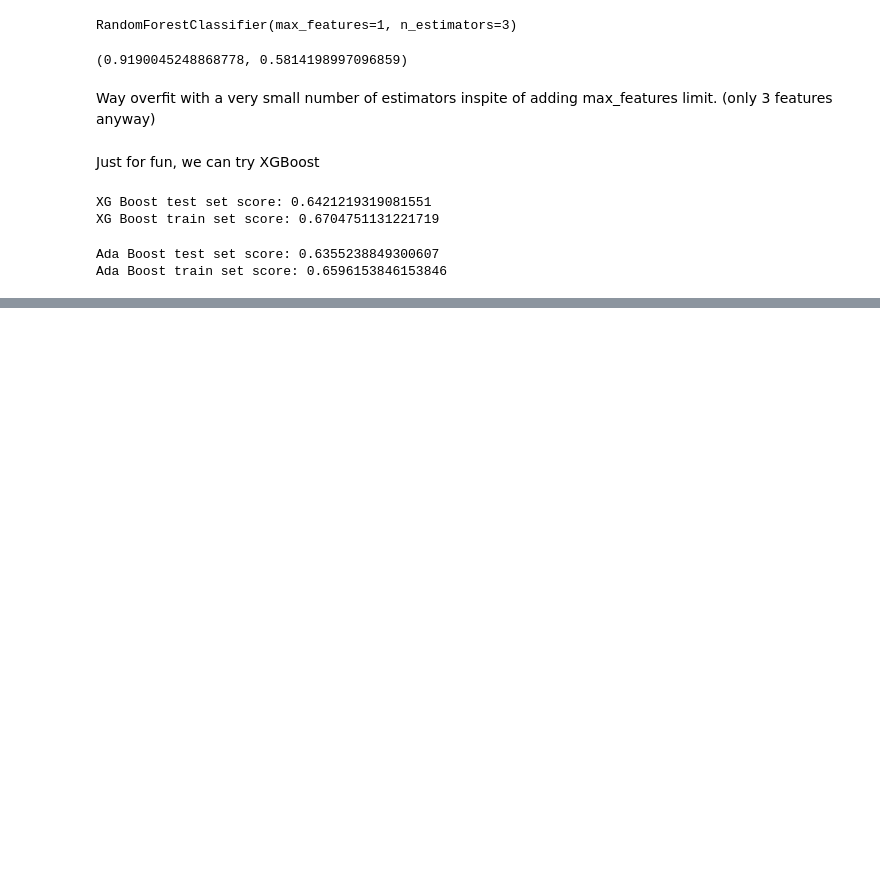
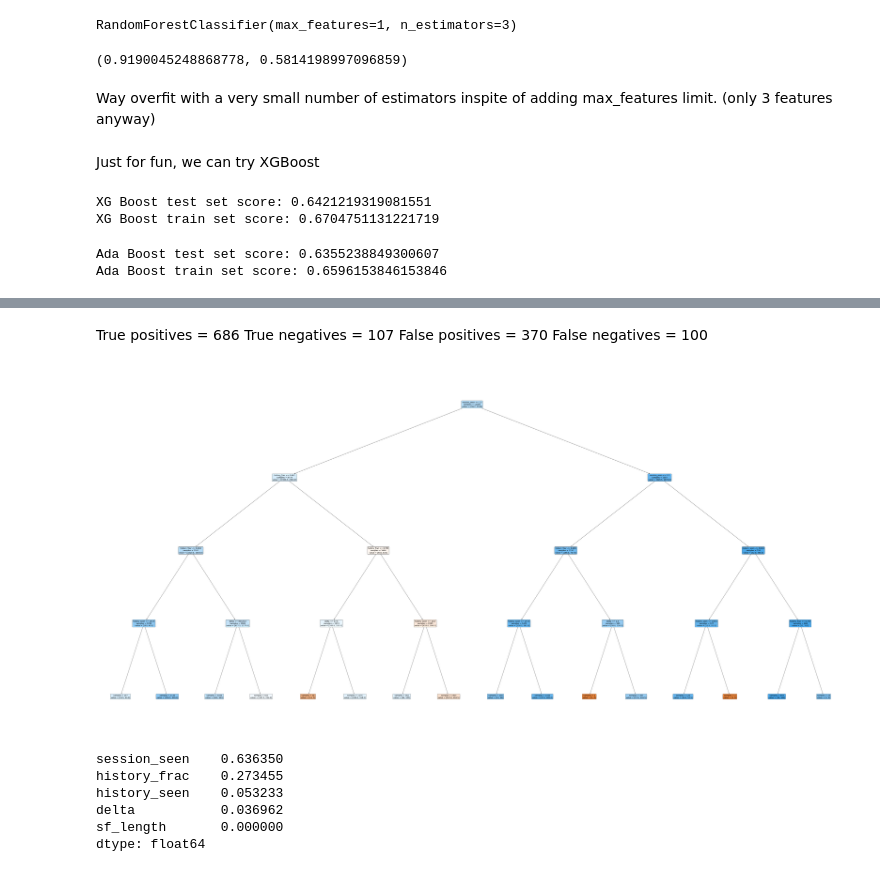
Before and after one commit to rts1988/Duolingo_spaced_repetition, a Jupyter notebook: Duolingo_q1studentcharacteristics_withsessionseen.ipynb, the cells around one changed output, grey strips where cells are left out. Cells and saved outputs as stored; diff of their text form; code cells hidden in the pictures; blank space fills up the shorter version.

```diff
--- a/Duolingo_q1studentcharacteristics_withsessionseen.ipynb
+++ b/Duolingo_q1studentcharacteristics_withsessionseen.ipynb
@@ -221,0 +457,26 @@ With session seen and history fraction added in, performance is slightly improve
+# %% [markdown]
+True positives = 686
+True negatives = 107
+False positives = 370
+False negatives = 100
+# %%
+from sklearn.tree import plot_tree
+plt.figure(figsize=(100,50))
+plot_tree(dtreebest,
+          feature_names=X.columns,
+          rounded=True,
+          impurity=False,
+          filled=True,
+          fontsize=14)
+plt.show()
+# %% [output]
+[figure, added]
+# %%
+pd.Series(dict(zip(X_test_unscaled.columns,dtreebest.feature_importances_))).sort_values(ascending=False)
+# %% [output]
+session_seen    0.636350
+history_frac    0.273455
+history_seen    0.053233
+delta           0.036962
+sf_length       0.000000
+dtype: float64
```
Also changed, not shown: parts of 80 cells of this notebook.
